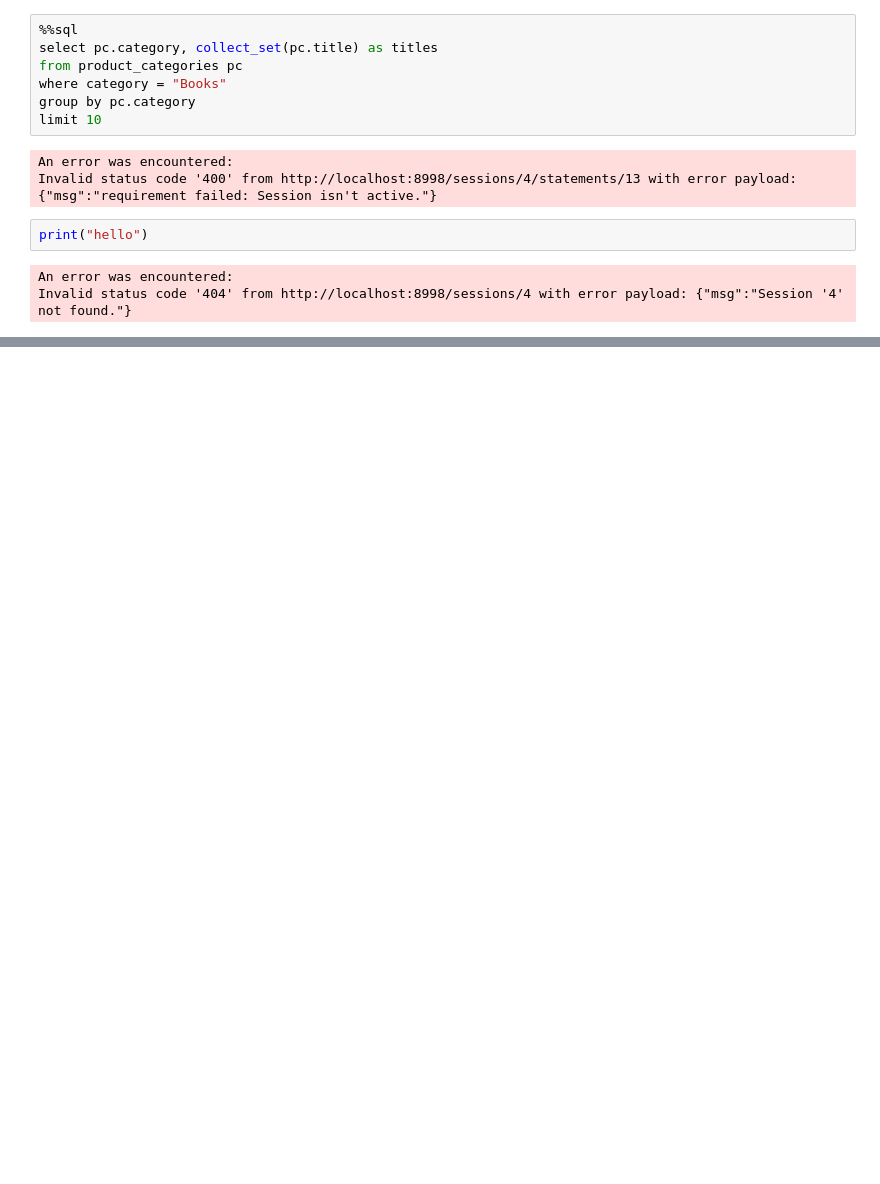
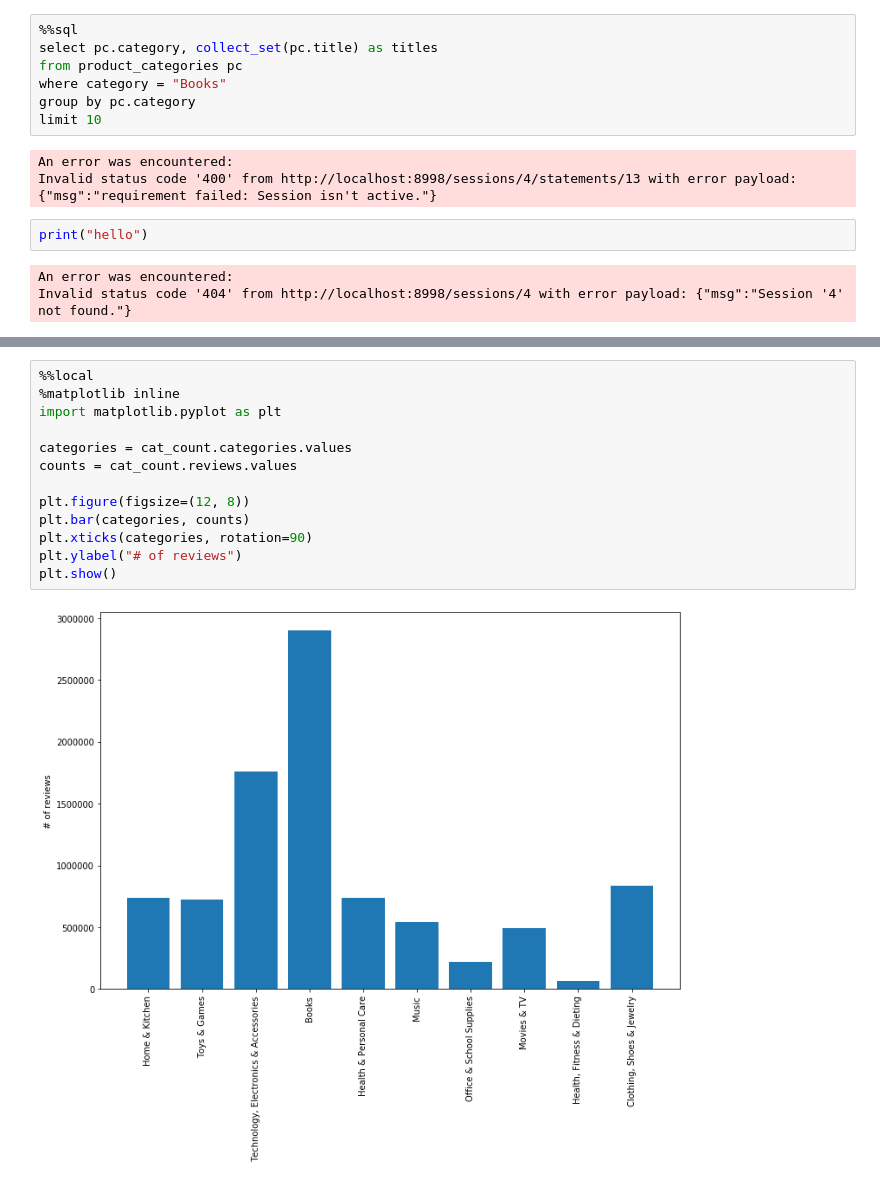
Before and after one commit to Ohtar10/wtsp, a Jupyter notebook: notebooks/jupyter/Product Reviews - Exploratory analysis.ipynb, the cells around one changed output, grey strips where cells are left out. Saved outputs shown, nothing was run; the diff lists cells and outputs as text; blank space fills up the shorter version.

```diff
--- a/notebooks/jupyter/Product Reviews - Exploratory analysis.ipynb
+++ b/notebooks/jupyter/Product Reviews - Exploratory analysis.ipynb
@@ -272,0 +946,15 @@ Invalid status code '404' from http://localhost:8998/sessions/4 with error paylo
+# %%
+%%local
+%matplotlib inline
+import matplotlib.pyplot as plt
+
+categories = cat_count.categories.values
+counts = cat_count.reviews.values
+
+plt.figure(figsize=(12, 8))
+plt.bar(categories, counts)
+plt.xticks(categories, rotation=90)
+plt.ylabel("# of reviews")
+plt.show()
+# %% [output]
+[figure, added]
```
Also changed, not shown: parts of 85 cells of this notebook, 8 other files.
